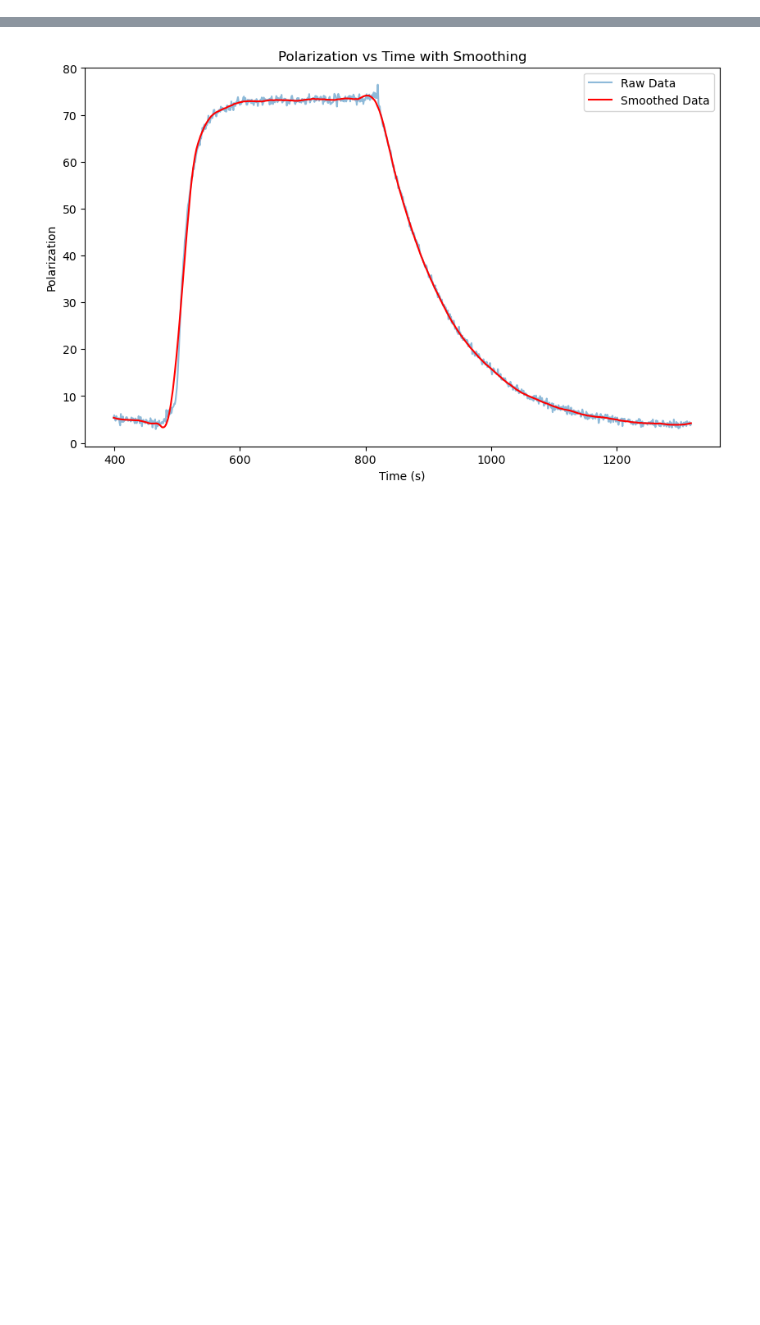
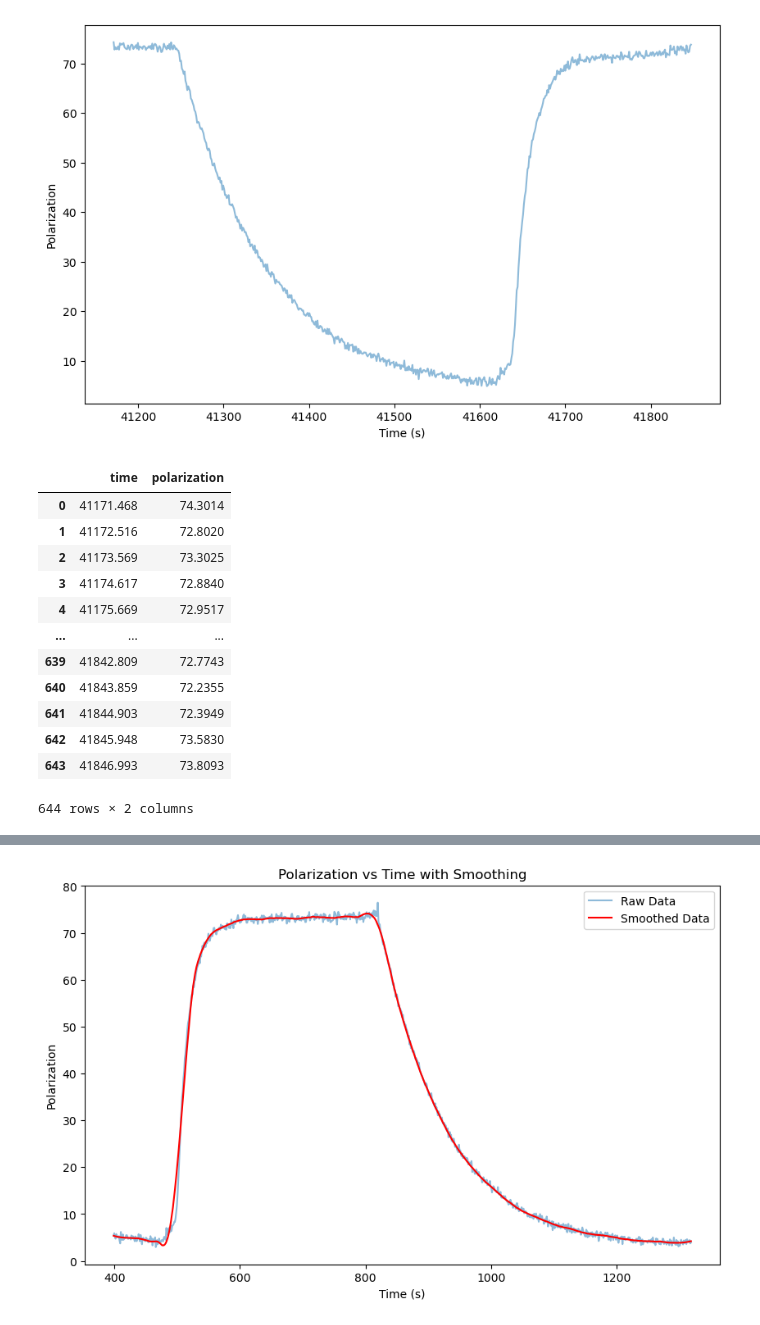
Before and after one commit to abhich2507/MEOP, a Jupyter notebook: relaxation_time.ipynb, the cells around one changed output, grey strips where cells are left out. Drawn from its saved outputs; the diff is of its cells as text; code cells hidden in the pictures; blank space fills up the shorter version.

```diff
--- a/relaxation_time.ipynb
+++ b/relaxation_time.ipynb
@@ -27,3 +13,37 @@ df
+# %%
+# Convert time string to seconds
+# Handle both "MM:SS" and "HH:MM:SS" formats
+def time_to_seconds(time_str):
+    parts = str(time_str).split(':')
+    if len(parts) == 2:  # MM:SS format
+        return int(parts[0]) * 60 + float(parts[1])
+    elif len(parts) == 3:  # HH:MM:SS format
+        return int(parts[0]) * 3600 + int(parts[1]) * 60 + float(parts[2])
+    else:
+        return float(time_str)  # Already in seconds
+
+df["time"] = df["time"].apply(time_to_seconds)
+plt.figure(figsize=(10,6))
+plt.plot(df["time"], df["polarization"], label="Raw Data", alpha=0.5)
+plt.xlabel("Time (s)")
+plt.ylabel("Polarization")
+plt.show()
+df
+# %% [output]
+[figure, added]
+|  | time | polarization |
+| 0 | 41171.468 | 74.3014 |
+| 1 | 41172.516 | 72.8020 |
+| 2 | 41173.569 | 73.3025 |
+| 3 | 41174.617 | 72.8840 |
+| 4 | 41175.669 | 72.9517 |
+| ... | ... | ... |
+| 639 | 41842.809 | 72.7743 |
+| 640 | 41843.859 | 72.2355 |
+| 641 | 41844.903 | 72.3949 |
+| 642 | 41845.948 | 73.5830 |
+| 643 | 41846.993 | 73.8093 |
+644 rows × 2 columns
 # %%
 
 
```
Also changed, not shown: parts of 3 cells of this notebook, 3 other files.
